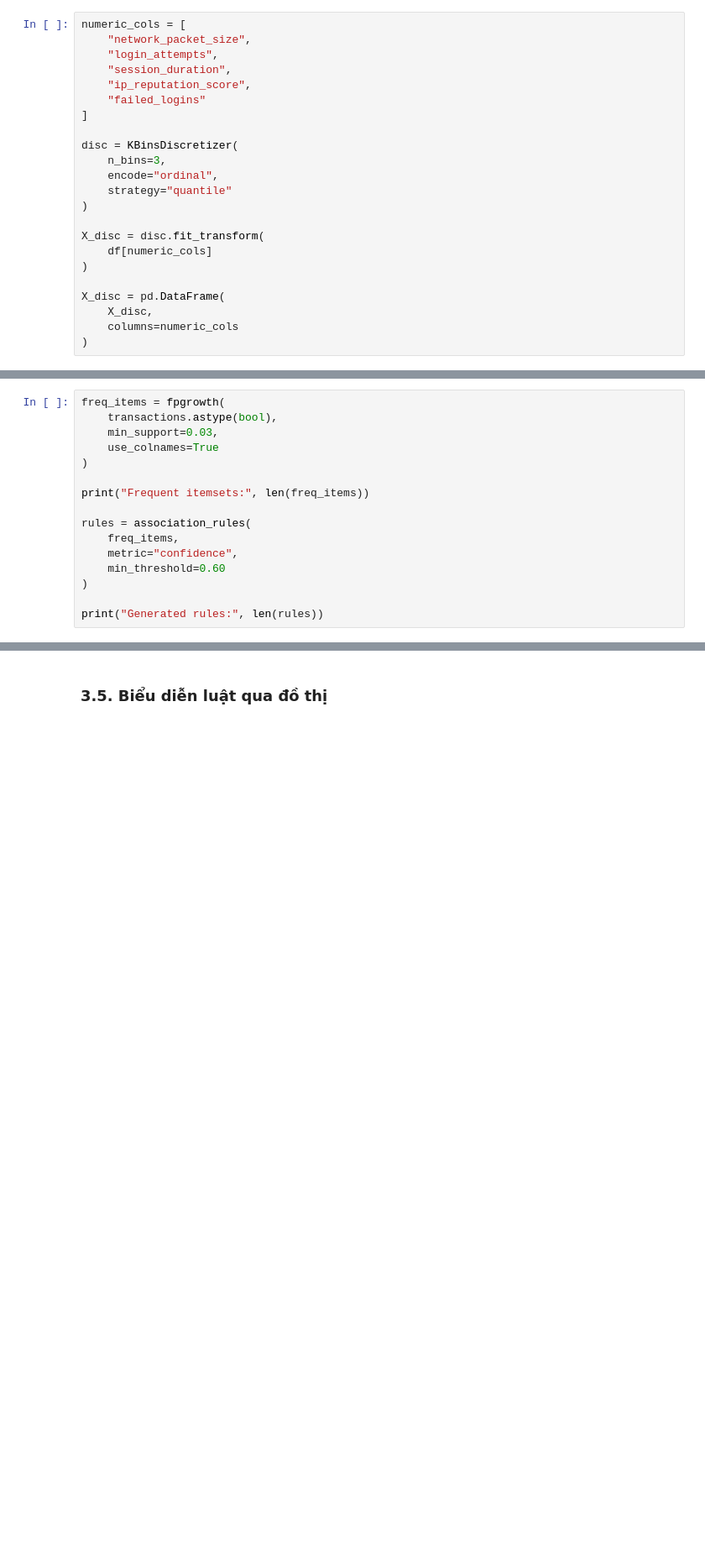
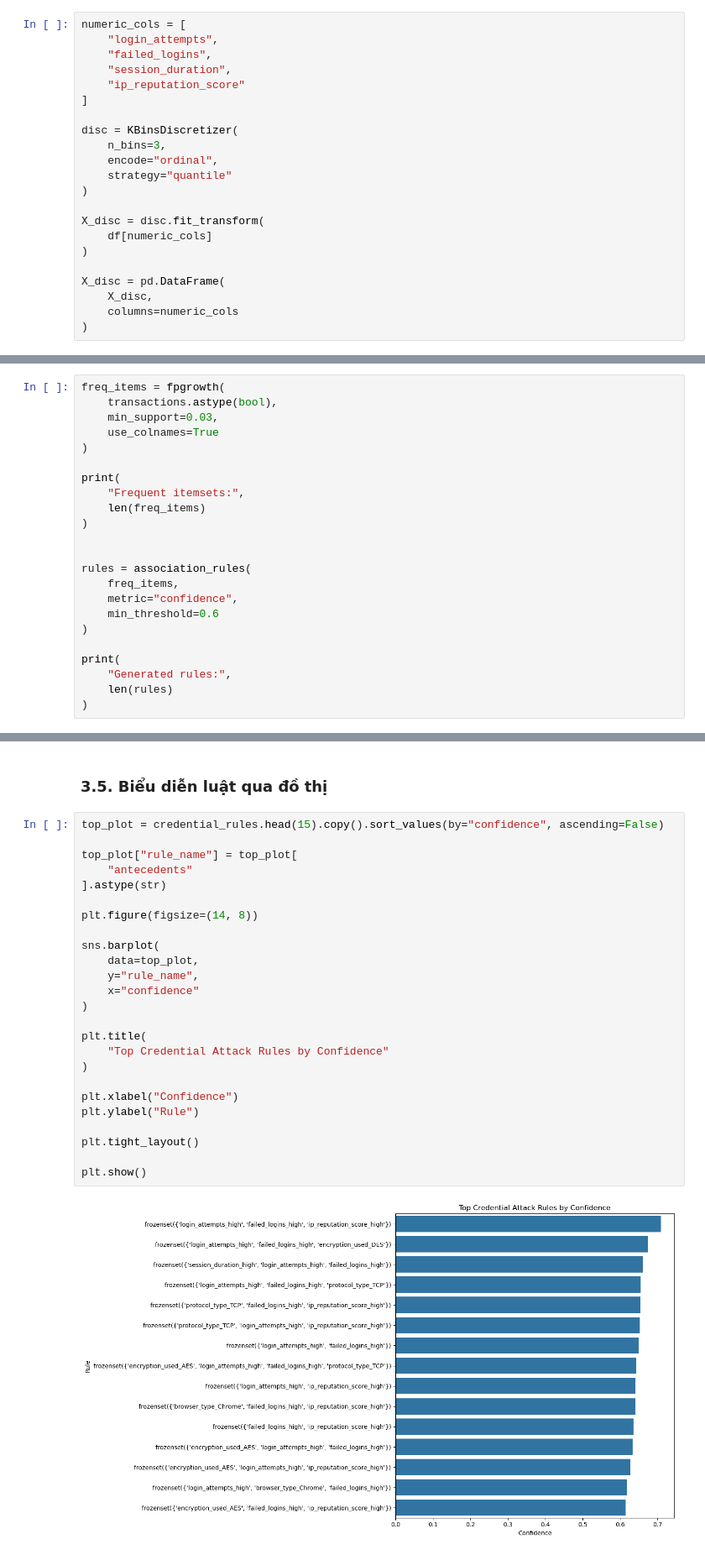
Before and after one commit to VietDQ1904/DataMining-Project-2026, a Jupyter notebook: source/CybersecurityIntrusion/rules/rules2.ipynb, the cells around one changed output, grey strips where cells are left out. Shown at 84% size. Cells and saved outputs as stored; diff of their text form; blank space fills up the shorter version.

```diff
--- a/source/CybersecurityIntrusion/rules/rules2.ipynb
+++ b/source/CybersecurityIntrusion/rules/rules2.ipynb
@@ -68,11 +61,10 @@ df = df.fillna(0)
 ### 1.4. Rời rạc hóa các biến số
 # %%
 numeric_cols = [
-    "network_packet_size",
     "login_attempts",
+    "failed_logins",
     "session_duration",
-    "ip_reputation_score",
-    "failed_logins"
+    "ip_reputation_score"
 ]
 
 disc = KBinsDiscretizer(
@@ -173,13 +156,20 @@ freq_items = fpgrowth(
     use_colnames=True
 )
 
-print("Frequent itemsets:", len(freq_items))
+print(
+    "Frequent itemsets:",
+    len(freq_items)
+)
+
 
 rules = association_rules(
     freq_items,
     metric="confidence",
-    min_threshold=0.60
+    min_threshold=0.6
 )
 
-print("Generated rules:", len(rules))
+print(
+    "Generated rules:",
+    len(rules)
+)
 # %% [output]
@@ -272,2 +290,29 @@ TOP PROTOCOL ABUSE RULES:
 # %% [markdown]
 ### 3.5. Biểu diễn luật qua đồ thị
+# %%
+top_plot = credential_rules.head(15).copy().sort_values(by="confidence", ascending=False)
+
+top_plot["rule_name"] = top_plot[
+    "antecedents"
+].astype(str)
+
+plt.figure(figsize=(14, 8))
+
+sns.barplot(
+    data=top_plot,
+    y="rule_name",
+    x="confidence"
+)
+
+plt.title(
+    "Top Credential Attack Rules by Confidence"
+)
+
+plt.xlabel("Confidence")
+plt.ylabel("Rule")
+
+plt.tight_layout()
+
+plt.show()
+# %% [output]
+[figure, added]
```
Also changed, not shown: parts of 11 cells of this notebook, 17 other files.
